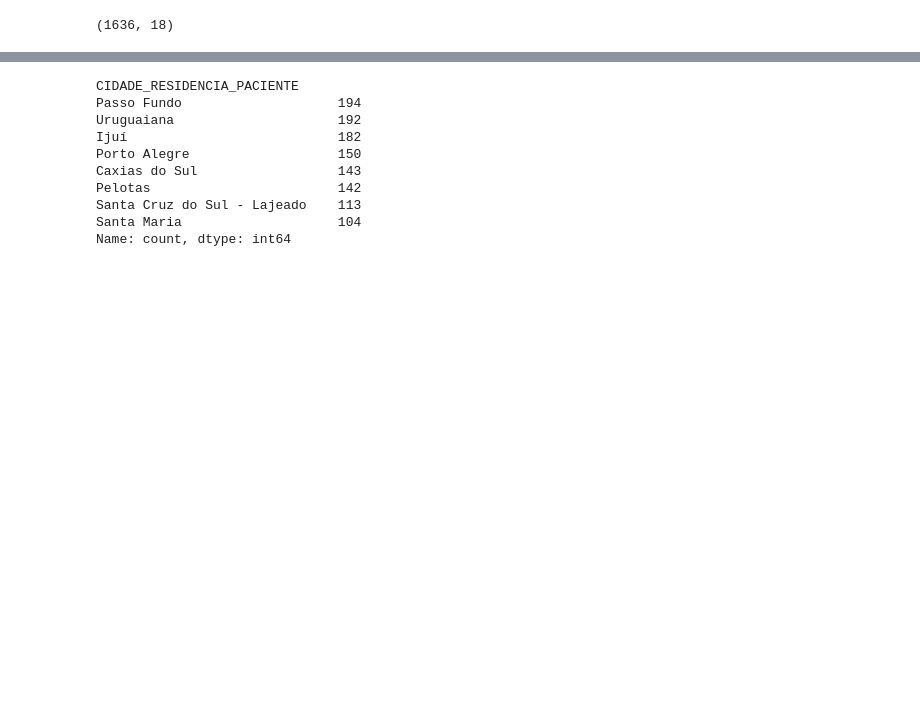
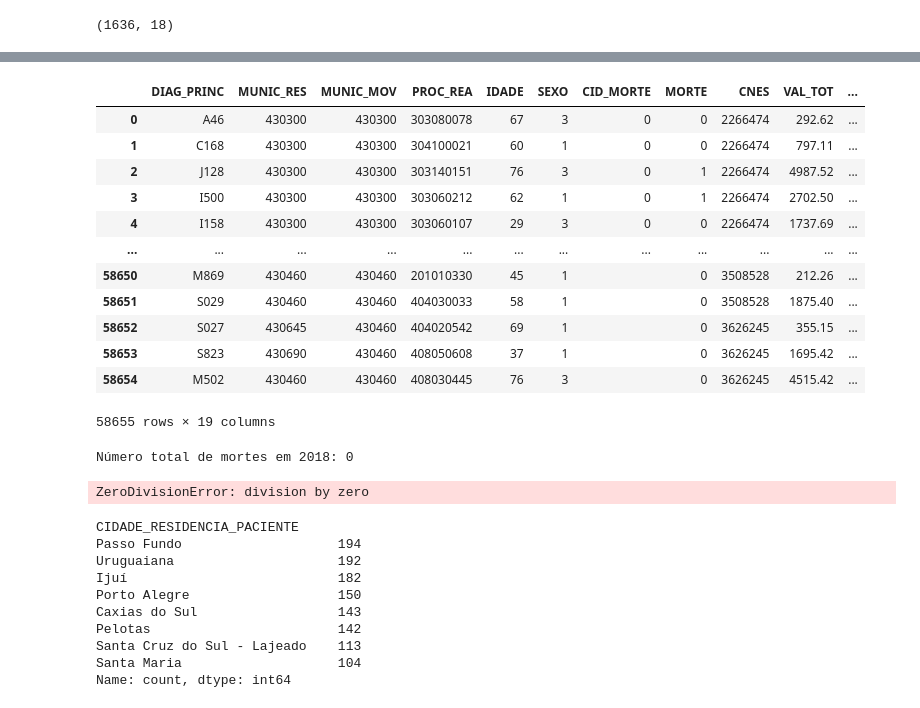
Before and after one commit to MaiconKevyn/agent-txt2sql-langgraph, a Jupyter notebook: notebooks/validations.ipynb, the cells around one changed output, grey strips where cells are left out. Cells and saved outputs as stored; diff of their text form; code cells hidden in the pictures; blank space fills up the shorter version.

```diff
--- a/notebooks/validations.ipynb
+++ b/notebooks/validations.ipynb
@@ -162,3 +162,18 @@ casos_j.shape
 casos_j[casos_j.IDADE>30].shape
 # %% [output]
 (1636, 18)
+# %%
+# Análise de mortes em 2018
+print("Verificando estrutura dos dados de data:")
+print(dados_sus['DT_INTER'].dtype)
+print("\nAmostras de datas:")
+print(dados_sus['DT_INTER'].head(10))
+
+# Converter DT_INTER para datetime se necessário
+dados_sus['DT_INTER'] = pd.to_datetime(dados_sus['DT_INTER'], errors='coerce')
+
+# Extrair ano da data de internação
+dados_sus['ANO'] = dados_sus['DT_INTER'].dt.year
+
+print("\nAnos disponíveis nos dados:")
+print(dados_sus['ANO'].value_counts().sort_index())
@@ -164,0 +201,25 @@ casos_j[casos_j.IDADE>30].shape
+# %%
+dados_sus
+# %% [output]
+|  | DIAG_PRINC | MUNIC_RES | MUNIC_MOV | PROC_REA | IDADE | SEXO | CID_MORTE | MORTE | CNES | VAL_TOT | ... |
+| 0 | A46 | 430300 | 430300 | 303080078 | 67 | 3 | 0 | 0 | 2266474 | 292.62 | ... |
+| 1 | C168 | 430300 | 430300 | 304100021 | 60 | 1 | 0 | 0 | 2266474 | 797.11 | ... |
+| 2 | J128 | 430300 | 430300 | 303140151 | 76 | 3 | 0 | 1 | 2266474 | 4987.52 | ... |
+| 3 | I500 | 430300 | 430300 | 303060212 | 62 | 1 | 0 | 1 | 2266474 | 2702.50 | ... |
+| 4 | I158 | 430300 | 430300 | 303060107 | 29 | 3 | 0 | 0 | 2266474 | 1737.69 | ... |
+| ... | ... | ... | ... | ... | ... | ... | ... | ... | ... | ... | ... |
+| 58650 | M869 | 430460 | 430460 | 201010330 | 45 | 1 |  | 0 | 3508528 | 212.26 | ... |
+| 58651 | S029 | 430460 | 430460 | 404030033 | 58 | 1 |  | 0 | 3508528 | 1875.40 | ... |
+| 58652 | S027 | 430645 | 430460 | 404020542 | 69 | 1 |  | 0 | 3626245 | 355.15 | ... |
+| 58653 | S823 | 430690 | 430460 | 408050608 | 37 | 1 |  | 0 | 3626245 | 1695.42 | ... |
+| 58654 | M502 | 430460 | 430460 | 408030445 | 76 | 3 |  | 0 | 3626245 | 4515.42 | ... |
+58655 rows × 19 columns
+# %%
+# Filtrar mortes em 2018
+mortes_2018 = dados_sus[(dados_sus['MORTE'] == 1) & (dados_sus['ANO'] == 2017)]
+
+print(f"Número total de mortes em 2018: {len(mortes_2018)}")
+print(f"Porcentagem de mortes em 2018: {len(mortes_2018) / len(dados_sus[dados_sus['ANO'] == 2018]) * 100:.2f}%")
+# %% [output]
+Número total de mortes em 2018: 0
+ZeroDivisionError: division by zero
```
Also changed, not shown: parts of 2 cells of this notebook, 8 other files.
